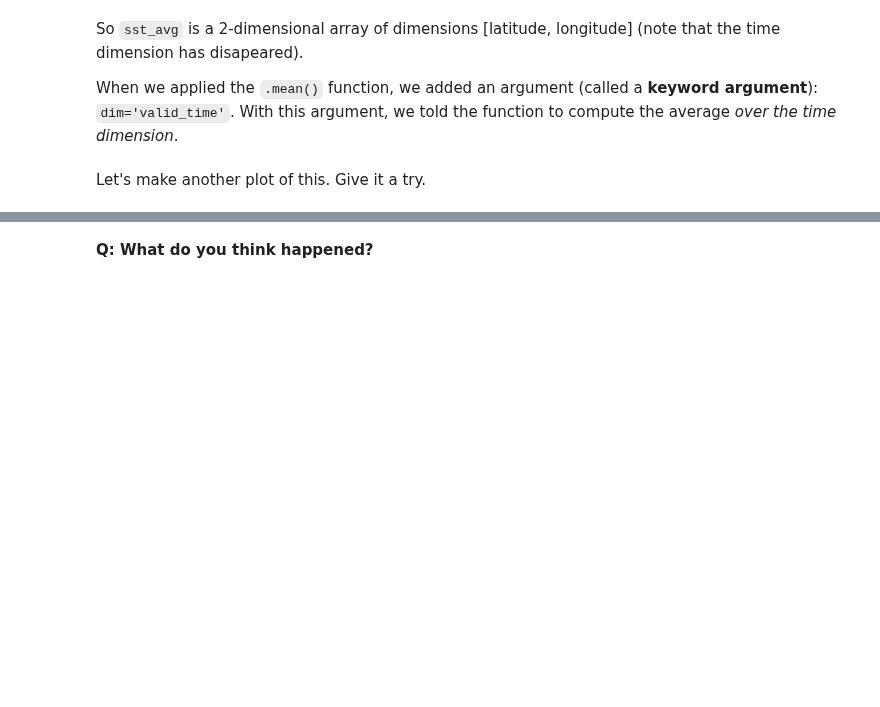
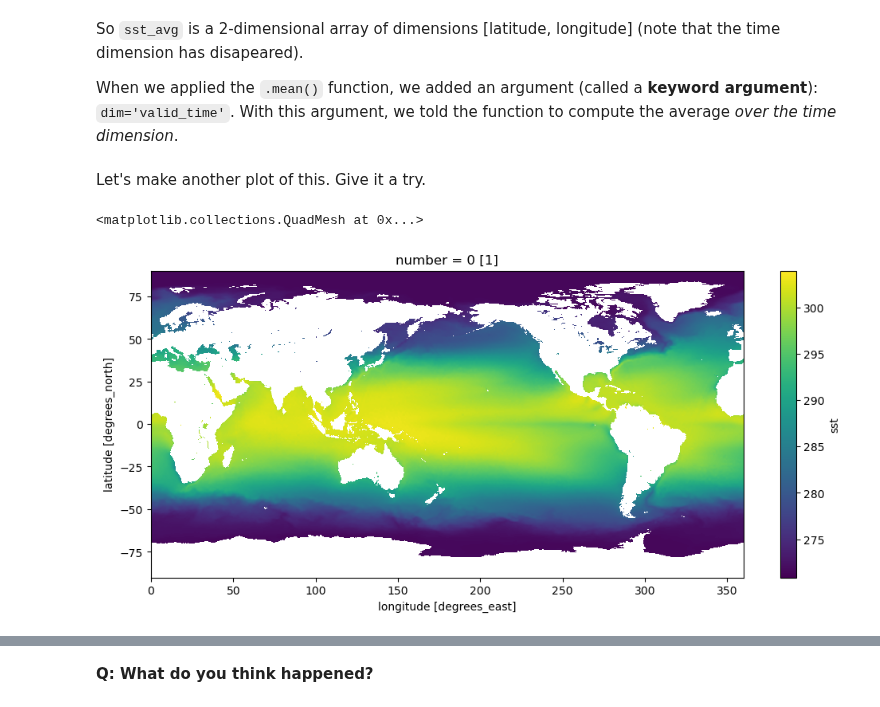
Before and after one commit to megnicely/ISAT_420_S26_Shared, a Jupyter notebook: W8_Xarray_Gridded_Data/Code/griddedData_netcdf.ipynb, the cells around one changed output, grey strips where cells are left out. Cells and saved outputs as stored; diff of their text form; code cells hidden in the pictures; blank space fills up the shorter version.

```diff
--- a/W8_Xarray_Gridded_Data/Code/griddedData_netcdf.ipynb
+++ b/W8_Xarray_Gridded_Data/Code/griddedData_netcdf.ipynb
@@ -488,6 +496,10 @@ When we applied the `.mean()` function, we added an argument (called a **keyword
 Let's make another plot of this. Give it a try.
 # %%
 # Plot the mean sst
+sst_avg.plot()
+# %% [output]
+<matplotlib.collections.QuadMesh at 0x...>
+[figure, added]
 # %%
 # Try what happens if you don't specify the dimension for your averaging.
 ds.sst.mean()
```
Also changed, not shown: parts of 8 cells of this notebook.
